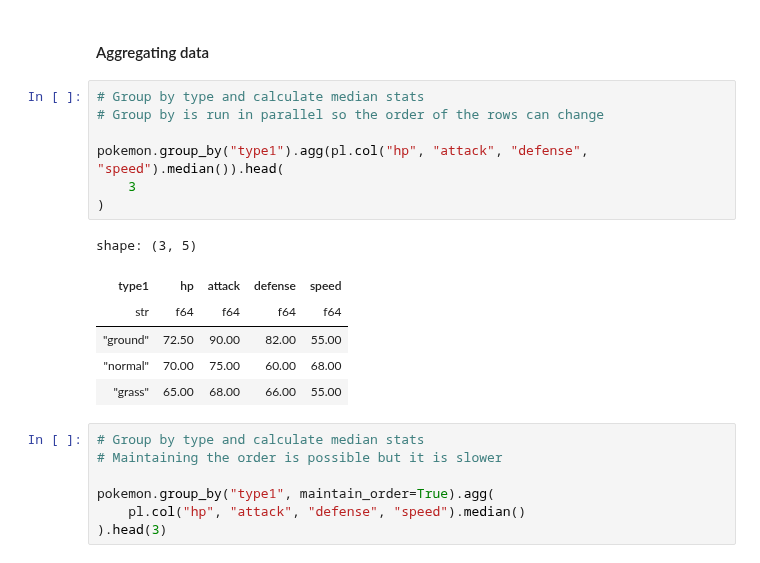
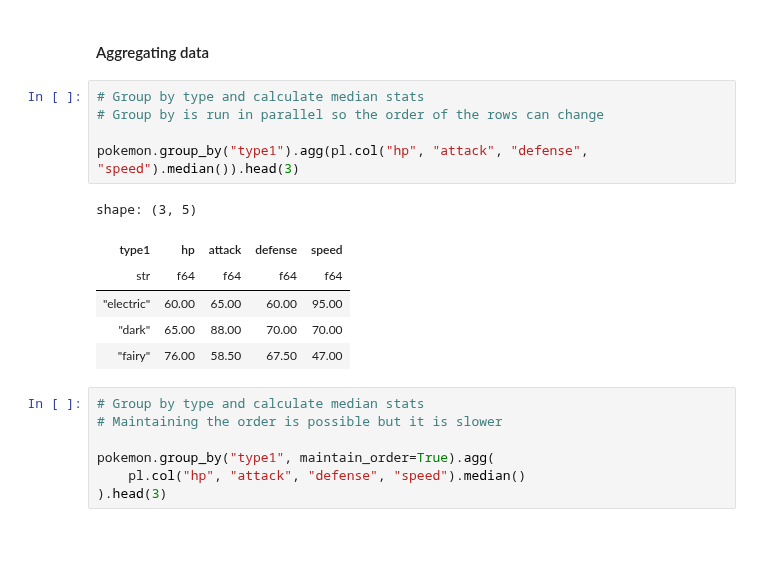
Before and after one commit to PacktPublishing/Data-Analysis-with-Polars, a Jupyter notebook: chapter_03/03.1_Intermediate_data_transformation.ipynb, the cells around one changed output. Cells and saved outputs as stored; diff of their text form.

```diff
--- a/chapter_03/03.1_Intermediate_data_transformation.ipynb
+++ b/chapter_03/03.1_Intermediate_data_transformation.ipynb
@@ -131,17 +131,15 @@ shape: (6, 3)
 # %%
 # Group by type and calculate median stats
 # Group by is run in parallel so the order of the rows can change
 
-pokemon.group_by("type1").agg(pl.col("hp", "attack", "defense", "speed").median()).head(
-    3
-)
+pokemon.group_by("type1").agg(pl.col("hp", "attack", "defense", "speed").median()).head(3)
 # %% [output]
 shape: (3, 5)
 | type1 | hp | attack | defense | speed |
 | str | f64 | f64 | f64 | f64 |
-| "ground" | 72.50 | 90.00 | 82.00 | 55.00 |
-| "normal" | 70.00 | 75.00 | 60.00 | 68.00 |
-| "grass" | 65.00 | 68.00 | 66.00 | 55.00 |
+| "electric" | 60.00 | 65.00 | 60.00 | 95.00 |
+| "dark" | 65.00 | 88.00 | 70.00 | 70.00 |
+| "fairy" | 76.00 | 58.50 | 67.50 | 47.00 |
 # %%
 # Group by type and calculate median stats
 # Maintaining the order is possible but it is slower
```
